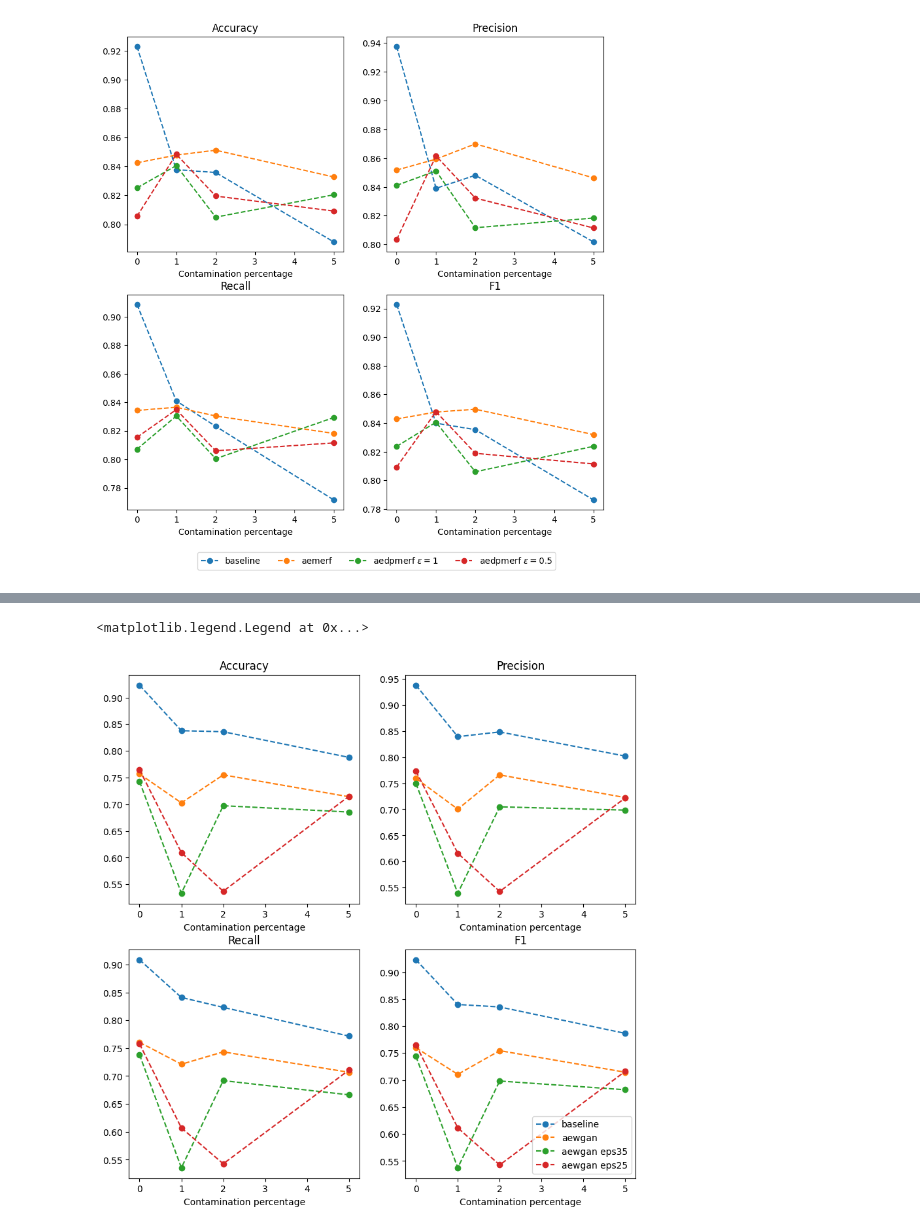
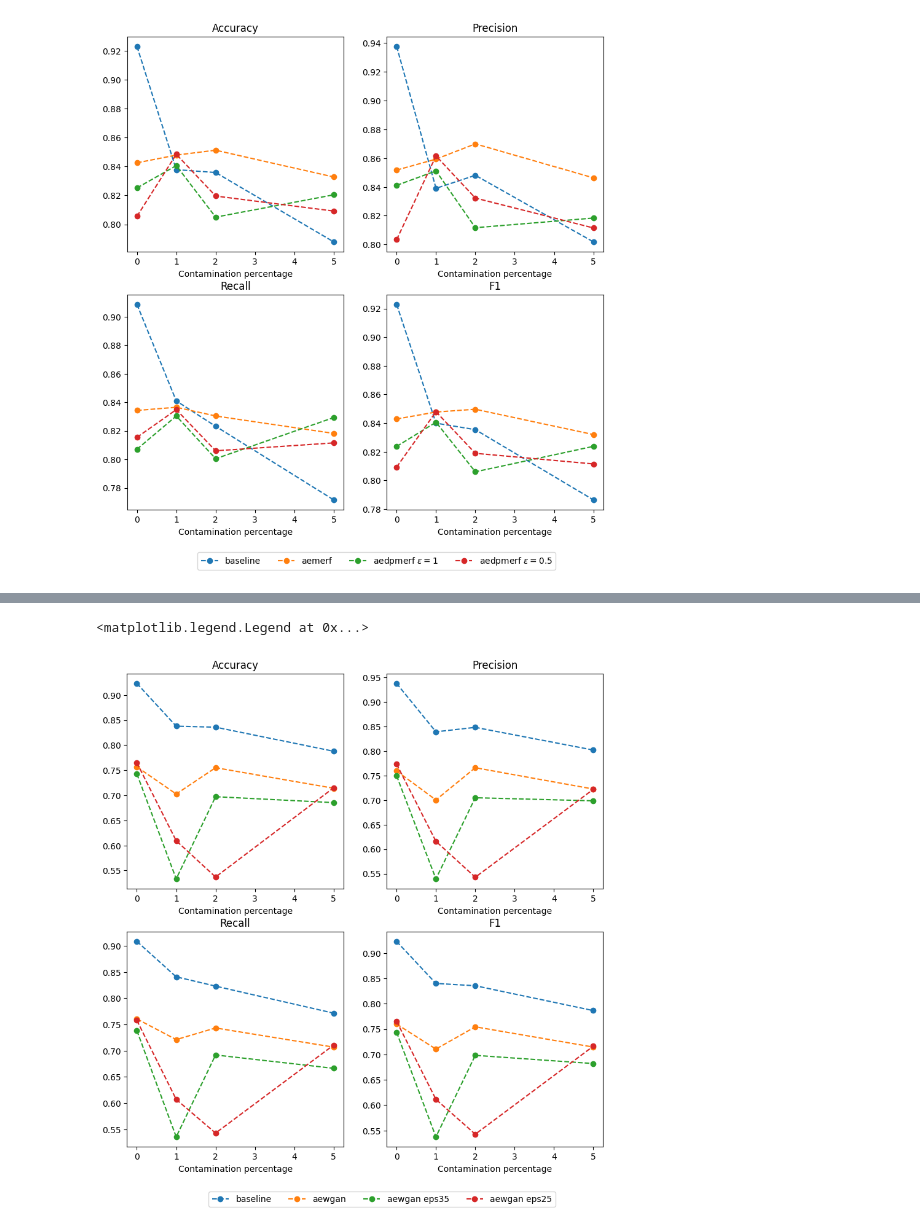
Before and after one commit to sjjtu/MAthesis, a Jupyter notebook: code/results.ipynb, the cells around one changed output, grey strips where cells are left out. Drawn from its saved outputs; the diff is of its cells as text; code cells hidden in the pictures.

```diff
--- a/code/results.ipynb
+++ b/code/results.ipynb
@@ -183,0 +125,15 @@ plt.show()
+# %%
+plt.figure(figsize=(10,10))
+titles = ["Accuracy", "Precision", "Recall", "F1"]
+xaxis = [0, 1,2,5]
+for i in range(4):
+    plt.subplot(2,2,i+1)
+    plt.title(titles[i])
+    plt.plot(xaxis, [c[i] for c in baseline_all], marker="o", linestyle="--", alpha=0.3)
+    plt.plot(xaxis, [c[i] for c in aemerf_all], marker="o", linestyle="--", alpha=1)
+    plt.plot(xaxis, [c[i] for c in aedpmerf_eps1_all], marker="o", linestyle="--", alpha=0.3)
+    plt.plot(xaxis, [c[i] for c in aedpmerf_eps05_all], marker="o", linestyle="--", alpha=0.3)
+    plt.xlabel("Contamination percentage")
+
+plt.legend(["baseline", "aemerf", "aedpmerf $\epsilon=1$", "aedpmerf $\epsilon=0.5$"], loc="lower right", bbox_to_anchor=(0.8, -0.3), ncol=4)
+plt.show()
@@ -183,0 +142,15 @@ plt.show()
+# %%
+plt.figure(figsize=(10,10))
+titles = ["Accuracy", "Precision", "Recall", "F1"]
+xaxis = [0, 1,2,5]
+for i in range(4):
+    plt.subplot(2,2,i+1)
+    plt.title(titles[i])
+    plt.plot(xaxis, [c[i] for c in baseline_all], marker="o", linestyle="--", alpha=0.3)
+    plt.plot(xaxis, [c[i] for c in aemerf_all], marker="o", linestyle="--", alpha=0.3)
+    plt.plot(xaxis, [c[i] for c in aedpmerf_eps1_all], marker="o", linestyle="--")
+    plt.plot(xaxis, [c[i] for c in aedpmerf_eps05_all], marker="o", linestyle="--")
+    plt.xlabel("Contamination percentage")
+
+plt.legend(["baseline", "aemerf", "aedpmerf $\epsilon=1$", "aedpmerf $\epsilon=0.5$"], loc="lower right", bbox_to_anchor=(0.8, -0.3), ncol=4)
+plt.show()
@@ -188,17 +163,17 @@ aewgan_eps25_all = [aewgan_eps25, aewgan_eps25_poll1, aewgan_eps25_poll2, aewgan
 # %%
 plt.figure(figsize=(10,10))
 titles = ["Accuracy", "Precision", "Recall", "F1"]
 xaxis = [0, 1,2,5]
 for i in range(4):
     plt.subplot(2,2,i+1)
     plt.title(titles[i])
     plt.plot(xaxis, [c[i] for c in baseline_all], marker="o", linestyle="--")
     plt.plot(xaxis, [c[i] for c in aewgan_all], marker="o", linestyle="--")
     plt.plot(xaxis, [c[i] for c in aewgan_eps35_all], marker="o", linestyle="--")
     plt.plot(xaxis, [c[i] for c in aewgan_eps25_all], marker="o", linestyle="--")
     plt.xlabel("Contamination percentage")
 
-plt.legend(["baseline", "aewgan", "aewgan eps35", "aewgan eps25"], loc="lower right")
+plt.legend(["baseline", "aewgan", "aewgan eps35", "aewgan eps25"], loc="lower right", bbox_to_anchor=(0.8, -0.3), ncol=4)
 # %% [output]
 <matplotlib.legend.Legend at 0x...>
-[figure, old version]
+[figure, new version]
```
Also changed, not shown: parts of 6 cells of this notebook.
